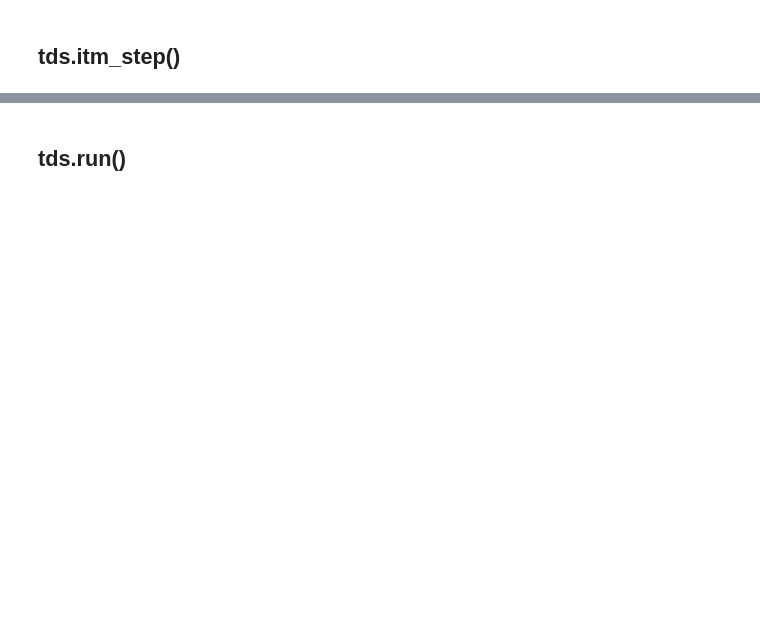
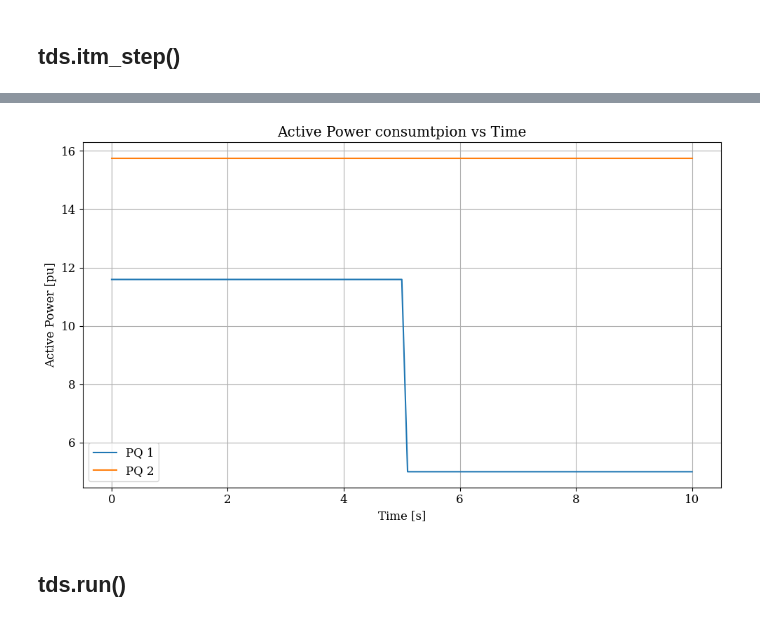
Before and after one commit to eRoots-Analytics/COLMENA, a Jupyter notebook: notebooks/nb_tds_step_andes.ipynb, the cells around one changed output, grey strips where cells are left out. Cells and saved outputs as stored; diff of their text form; code cells hidden in the pictures; blank space fills up the shorter version.

```diff
--- a/notebooks/nb_tds_step_andes.ipynb
+++ b/notebooks/nb_tds_step_andes.ipynb
@@ -91,3 +89,17 @@ Simulation finished.
+# %%
+# Plot
+plt.figure(figsize=(10, 6))
+for i, Ppf in enumerate(Ppf_history):
+    plt.plot(time_history, Ppf, label=f'PQ {i+1}')
+plt.xlabel("Time [s]")
+plt.ylabel("Active Power [pu]")
+plt.title("Active Power consumtpion vs Time")
+plt.legend()
+plt.grid(True)
+plt.tight_layout()
+plt.show()
+# %% [output]
+[figure, added]
 # %% [markdown]
 ## tds.run()
 # %%
```
Also changed, not shown: parts of 3 cells of this notebook, 1 other file.
